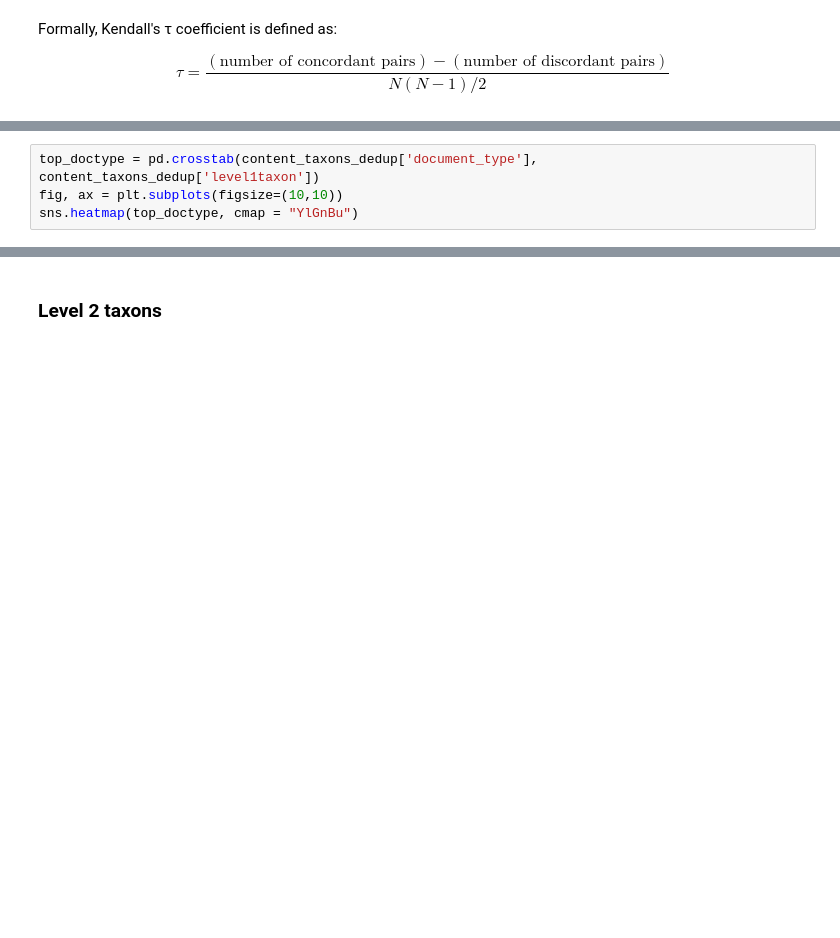
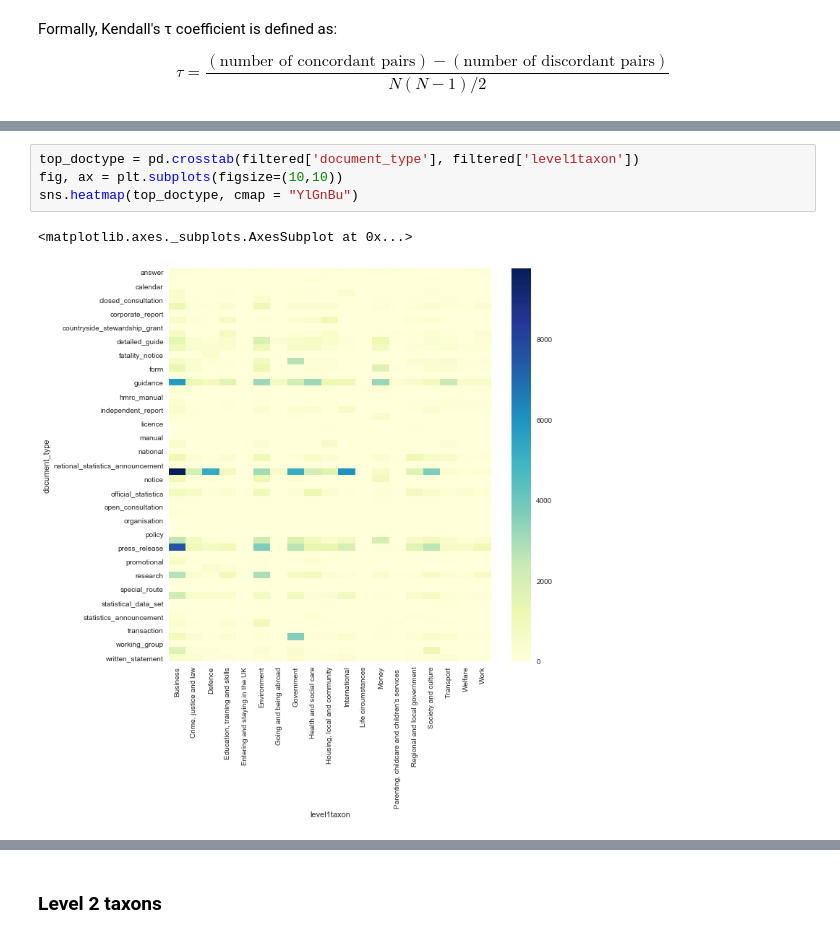
Before and after one commit to alphagov/govuk-taxonomy-supervised-learning, a Jupyter notebook: python/notebooks/EDA-Taxons.ipynb, the cells around one changed output, grey strips where cells are left out. Drawn from its saved outputs; the diff is of its cells as text; blank space fills up the shorter version.

```diff
--- a/python/notebooks/EDA-Taxons.ipynb
+++ b/python/notebooks/EDA-Taxons.ipynb
@@ -241,5 +313,8 @@ sns.heatmap(level1_corr,
 # %%
-top_doctype = pd.crosstab(content_taxons_dedup['document_type'], content_taxons_dedup['level1taxon'])
+top_doctype = pd.crosstab(filtered['document_type'], filtered['level1taxon'])
 fig, ax = plt.subplots(figsize=(10,10))
 sns.heatmap(top_doctype, cmap = "YlGnBu")
+# %% [output]
+<matplotlib.axes._subplots.AxesSubplot at 0x...>
+[figure, added]
 # %%
```
Also changed, not shown: parts of 12 cells of this notebook.
